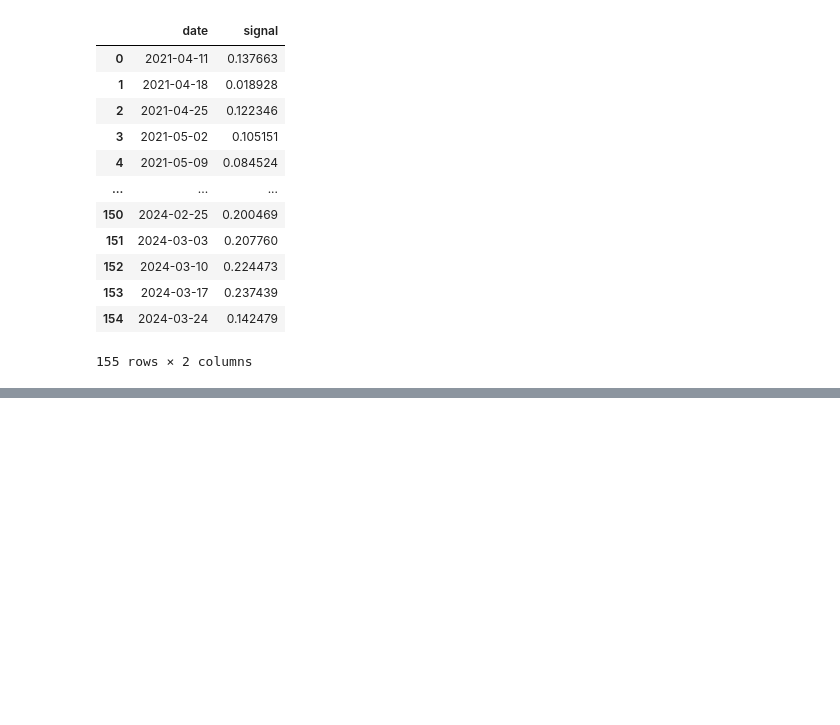
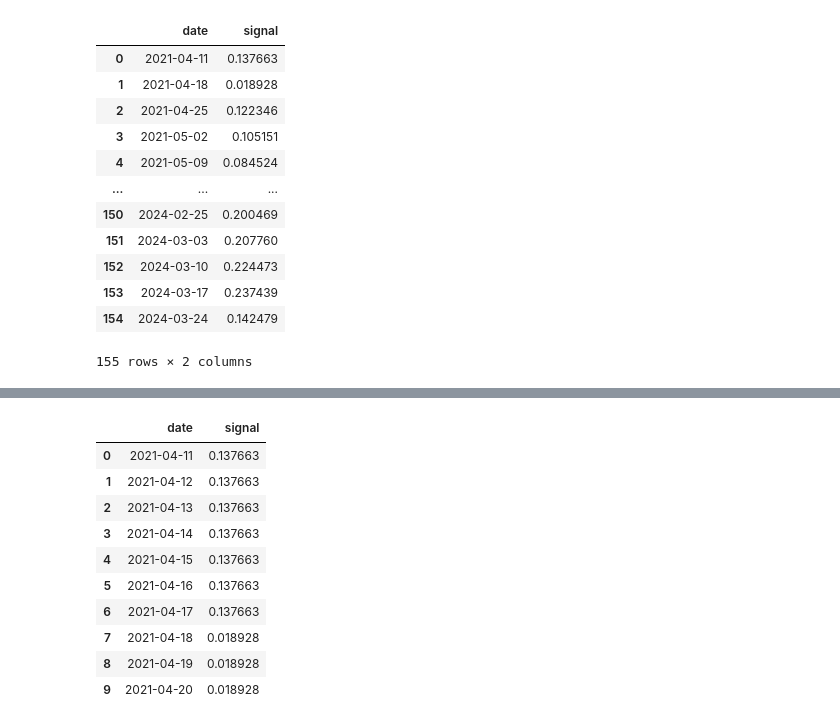
Before and after one commit to nogibjj/Flamingo-ML, a Jupyter notebook: google_search/google_search.ipynb, the cells around one changed output, grey strips where cells are left out. Saved outputs shown, nothing was run; the diff lists cells and outputs as text; code cells hidden in the pictures; blank space fills up the shorter version.

```diff
--- a/google_search/google_search.ipynb
+++ b/google_search/google_search.ipynb
@@ -242,3 +243,17 @@ df_daily
+# %%
+df_daily.head(10)
+# %% [output]
+|  | date | signal |
+| 0 | 2021-04-11 | 0.137663 |
+| 1 | 2021-04-12 | 0.137663 |
+| 2 | 2021-04-13 | 0.137663 |
+| 3 | 2021-04-14 | 0.137663 |
+| 4 | 2021-04-15 | 0.137663 |
+| 5 | 2021-04-16 | 0.137663 |
+| 6 | 2021-04-17 | 0.137663 |
+| 7 | 2021-04-18 | 0.018928 |
+| 8 | 2021-04-19 | 0.018928 |
+| 9 | 2021-04-20 | 0.018928 |
 # %%
 plt.figure(figsize=(10, 6))
 plt.plot(df_daily["date"], df_daily["signal"], label="signal")
```
Also changed, not shown: parts of 6 cells of this notebook, 2 other files.
